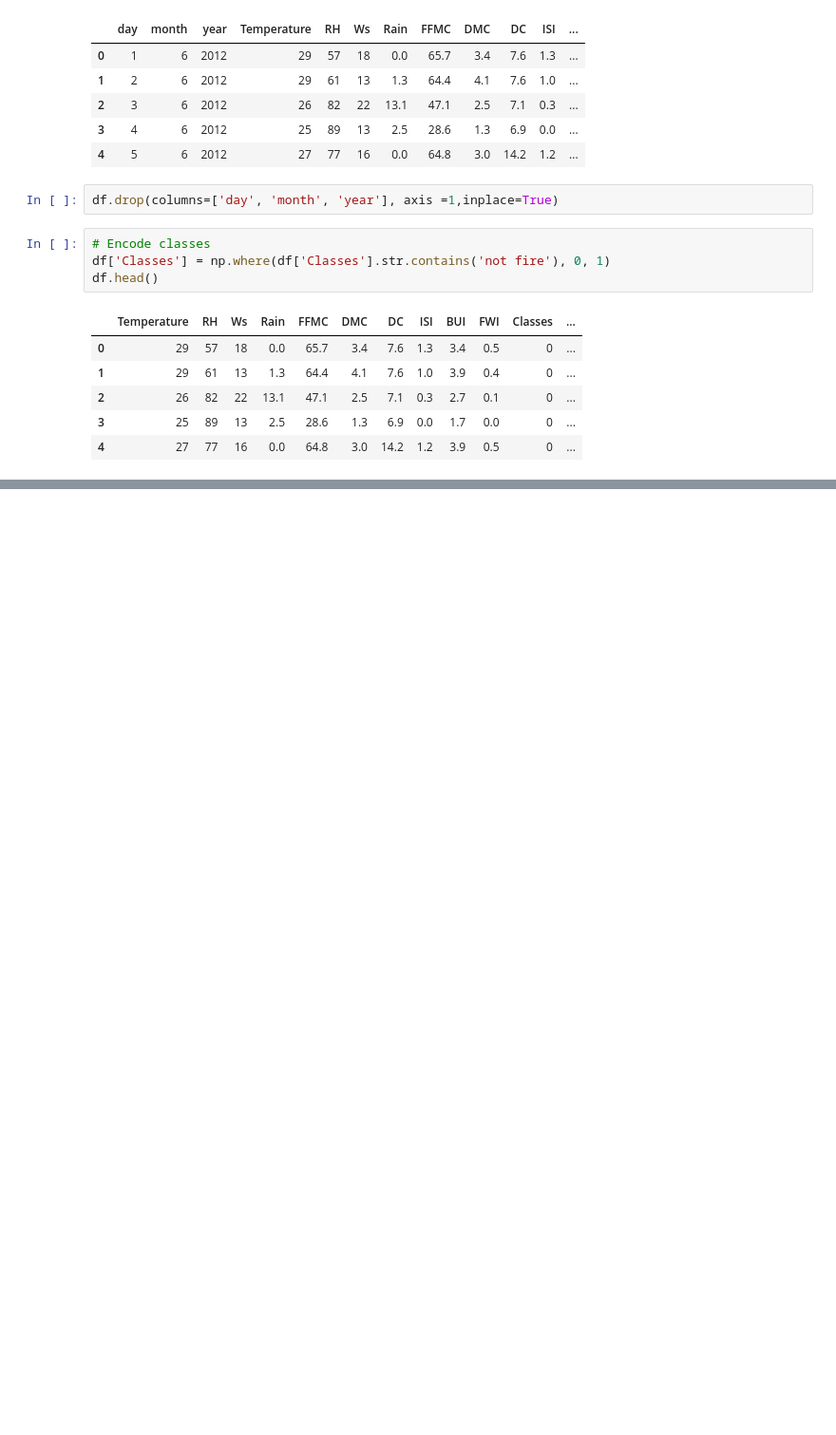
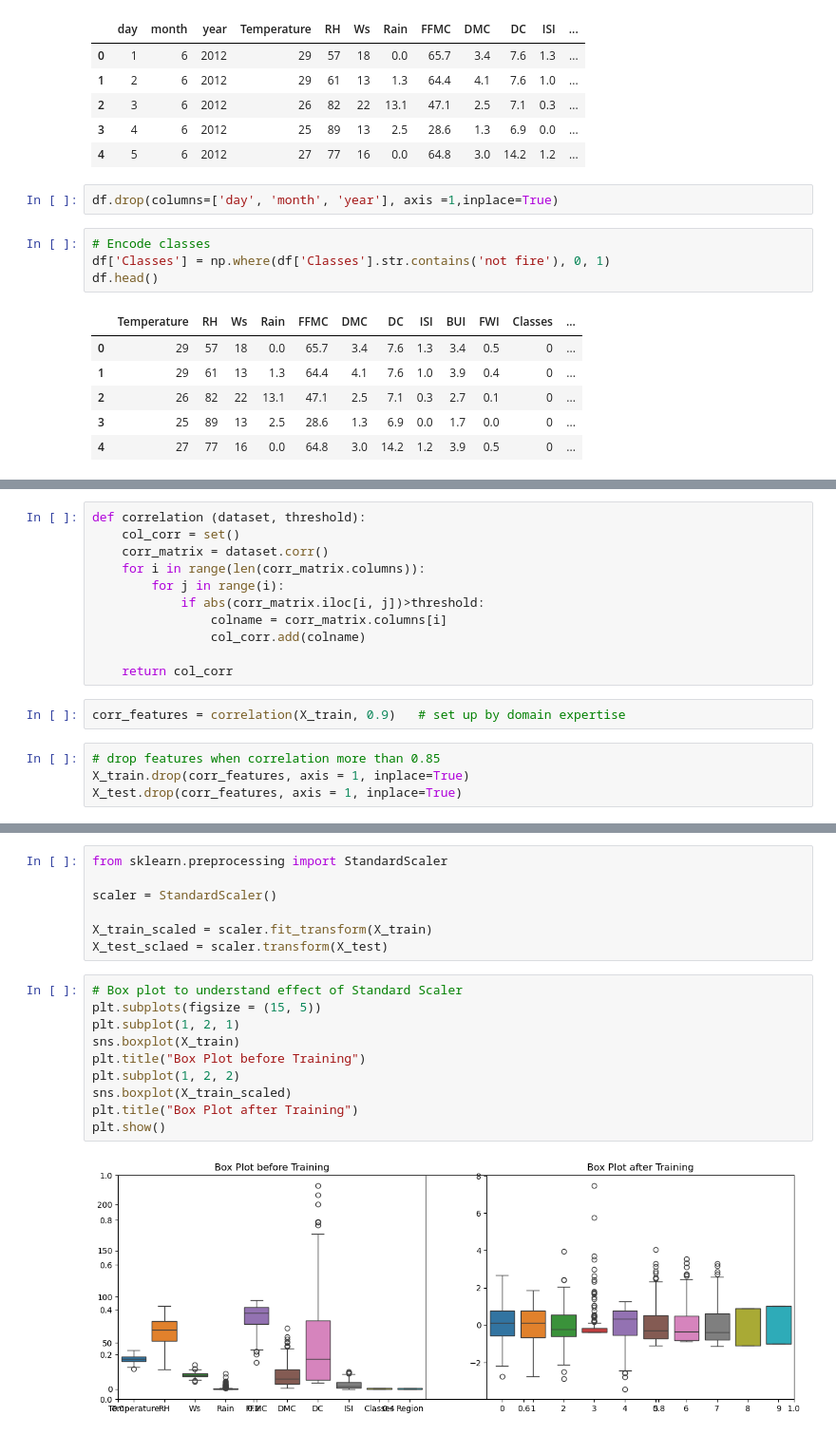
Before and after one commit to IyenshiAUT/Ridge-Lasso-Elastic-Net-Regression, a Jupyter notebook: model_training.ipynb, the cells around one changed output, grey strips where cells are left out. Shown: that part at 95% size. Cells and saved outputs as stored; diff of their text form; blank space fills up the shorter version.

```diff
--- a/model_training.ipynb
+++ b/model_training.ipynb
@@ -31,0 +101,17 @@ df.head()
+# %%
+def correlation (dataset, threshold):
+    col_corr = set()
+    corr_matrix = dataset.corr()
+    for i in range(len(corr_matrix.columns)):
+        for j in range(i):
+            if abs(corr_matrix.iloc[i, j])>threshold:
+                colname = corr_matrix.columns[i]
+                col_corr.add(colname)
+
+    return col_corr
+# %%
+corr_features = correlation(X_train, 0.9)   # set up by domain expertise
+# %%
+# drop features when correlation more than 0.85
+X_train.drop(corr_features, axis = 1, inplace=True)
+X_test.drop(corr_features, axis = 1, inplace=True)
@@ -31,0 +120,19 @@ df.head()
+# %%
+from sklearn.preprocessing import StandardScaler
+
+scaler = StandardScaler()
+
+X_train_scaled = scaler.fit_transform(X_train)
+X_test_sclaed = scaler.transform(X_test)
+# %%
+# Box plot to understand effect of Standard Scaler
+plt.subplots(figsize = (15, 5))
+plt.subplot(1, 2, 1)
+sns.boxplot(X_train)
+plt.title("Box Plot before Training")
+plt.subplot(1, 2, 2)
+sns.boxplot(X_train_scaled)
+plt.title("Box Plot after Training")
+plt.show()
+# %% [output]
+[figure, added]
```
Also changed, not shown: parts of 24 cells of this notebook.
